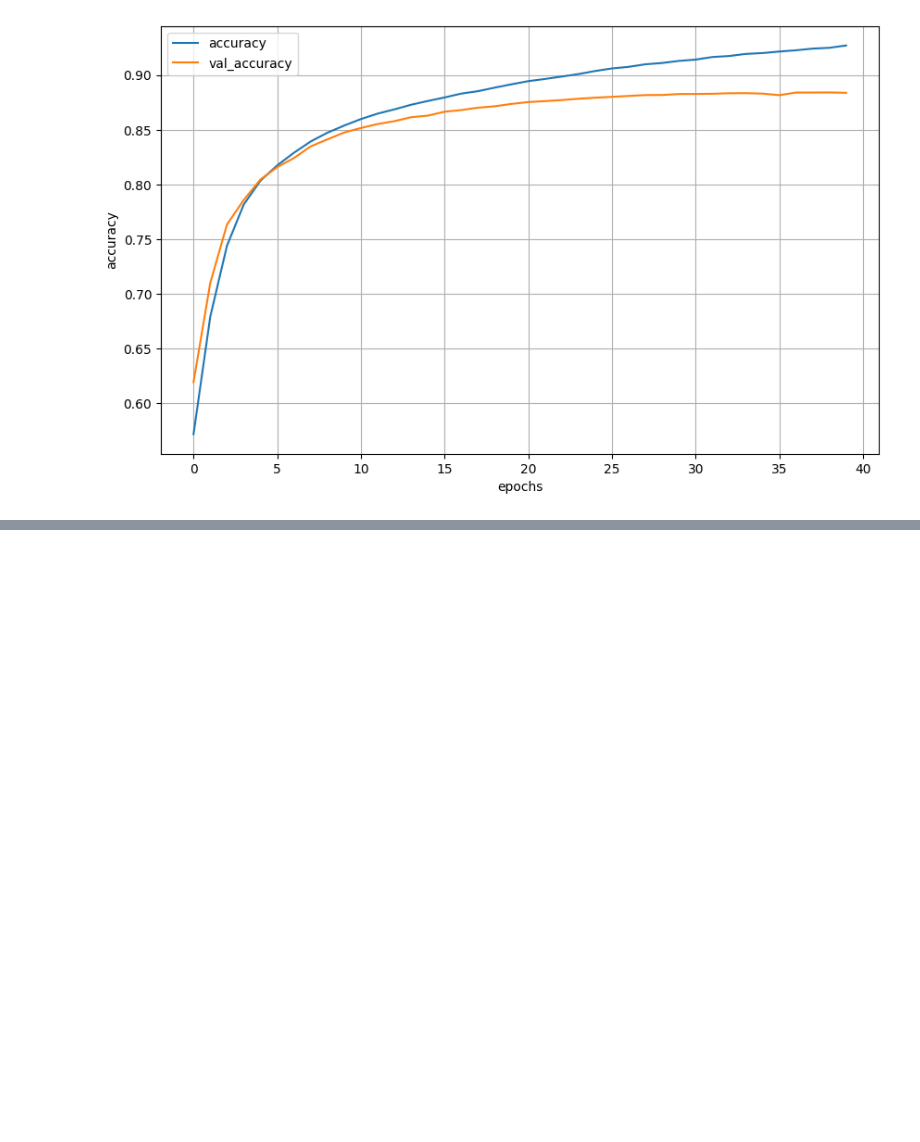
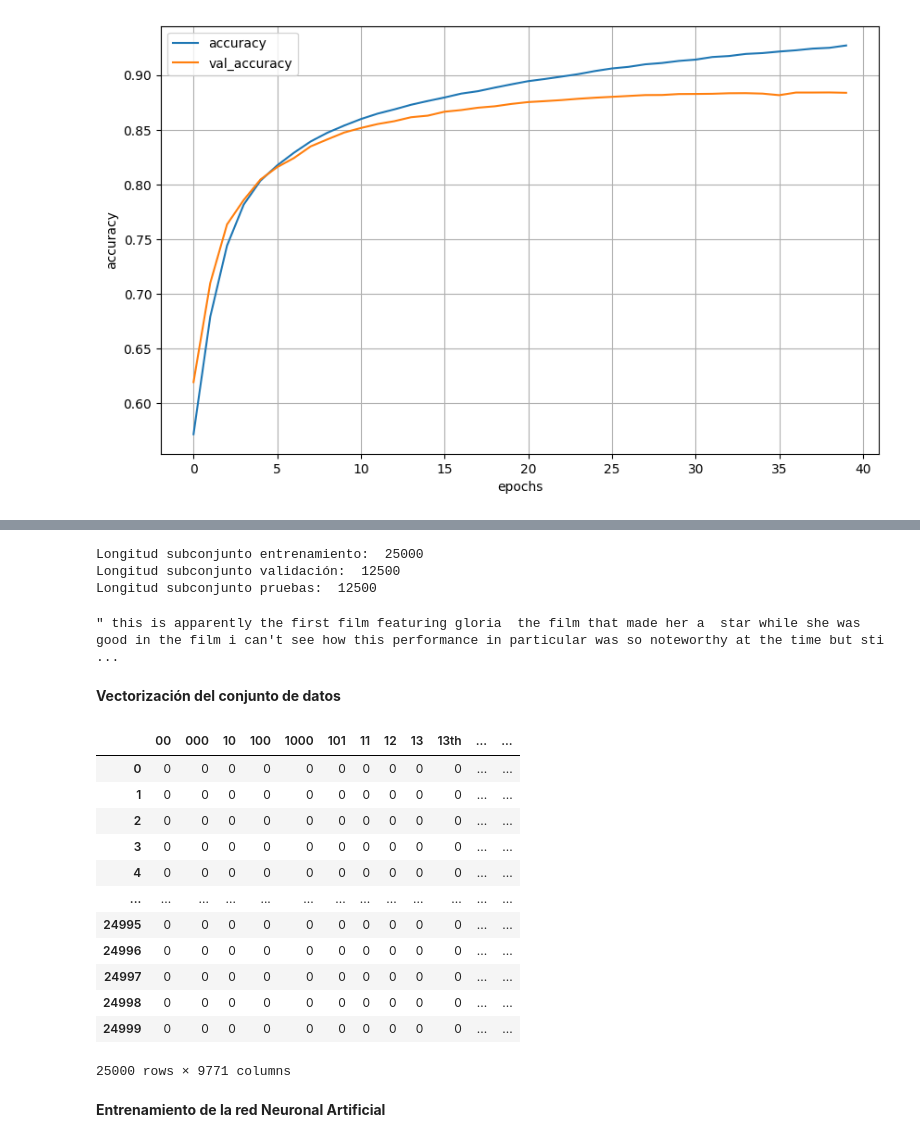
Before and after one commit to LuisPerdomo123/Inteligencia-Computacional, a Jupyter notebook: Funciones_de_activacion_Caso_Practico_II.ipynb, the cells around one changed output, grey strips where cells are left out. Cells and saved outputs as stored; diff of their text form; code cells hidden in the pictures; blank space fills up the shorter version.

```diff
--- a/Funciones_de_activacion_Caso_Practico_II.ipynb
+++ b/Funciones_de_activacion_Caso_Practico_II.ipynb
@@ -182,0 +215,8 @@ plt.show()
+# %%
+X_train_prep = []
+X_test_prep = []
+# %%
+# Preprocesando el conjunto de datos de entrenamiento
+for review in train_data:
+  X_train_prep.append(
+      " ".join([reversed_word_index.get(i-3, "") for i in review]))
@@ -182,0 +247,39 @@ plt.show()
+# %%
+print("Longitud subconjunto entrenamiento: ", len(X_train_prep))
+print("Longitud subconjunto validación: ", len(X_val_prep))
+print("Longitud subconjunto pruebas: ", len(X_test_prep))
+# %% [output]
+Longitud subconjunto entrenamiento:  25000
+Longitud subconjunto validación:  12500
+Longitud subconjunto pruebas:  12500
+# %%
+X_val_prep[1000]
+# %% [output]
+" this is apparently the first film featuring gloria  the film that made her a  star while she was good in the film i can't see how this performance in particular was so noteworthy at the time but sti ...
+# %% [markdown]
+**Vectorización del conjunto de datos**
+# %%
+from sklearn.feature_extraction.text import CountVectorizer
+
+vectorizer = CountVectorizer()
+X_train = vectorizer.fit_transform(X_train_prep)
+# %%
+X_train = X_train.toarray()
+# %%
+import pandas as pd
+
+pd.DataFrame(X_train, columns=vectorizer.get_feature_names_out())
+# %% [output]
+|  | 00 | 000 | 10 | 100 | 1000 | 101 | 11 | 12 | 13 | 13th | ... | ... |
+| 0 | 0 | 0 | 0 | 0 | 0 | 0 | 0 | 0 | 0 | 0 | ... | ... |
+| 1 | 0 | 0 | 0 | 0 | 0 | 0 | 0 | 0 | 0 | 0 | ... | ... |
+| 2 | 0 | 0 | 0 | 0 | 0 | 0 | 0 | 0 | 0 | 0 | ... | ... |
+| 3 | 0 | 0 | 0 | 0 | 0 | 0 | 0 | 0 | 0 | 0 | ... | ... |
+| 4 | 0 | 0 | 0 | 0 | 0 | 0 | 0 | 0 | 0 | 0 | ... | ... |
+| ... | ... | ... | ... | ... | ... | ... | ... | ... | ... | ... | ... | ... |
+| 24995 | 0 | 0 | 0 | 0 | 0 | 0 | 0 | 0 | 0 | 0 | ... | ... |
+| 24996 | 0 | 0 | 0 | 0 | 0 | 0 | 0 | 0 | 0 | 0 | ... | ... |
+| 24997 | 0 | 0 | 0 | 0 | 0 | 0 | 0 | 0 | 0 | 0 | ... | ... |
+| 24998 | 0 | 0 | 0 | 0 | 0 | 0 | 0 | 0 | 0 | 0 | ... | ... |
+| 24999 | 0 | 0 | 0 | 0 | 0 | 0 | 0 | 0 | 0 | 0 | ... | ... |
+25000 rows × 9771 columns
@@ -182,0 +292,2 @@ plt.show()
+# %% [markdown]
+**Entrenamiento de la red Neuronal Artificial**
```
Also changed, not shown: parts of 22 cells of this notebook.
